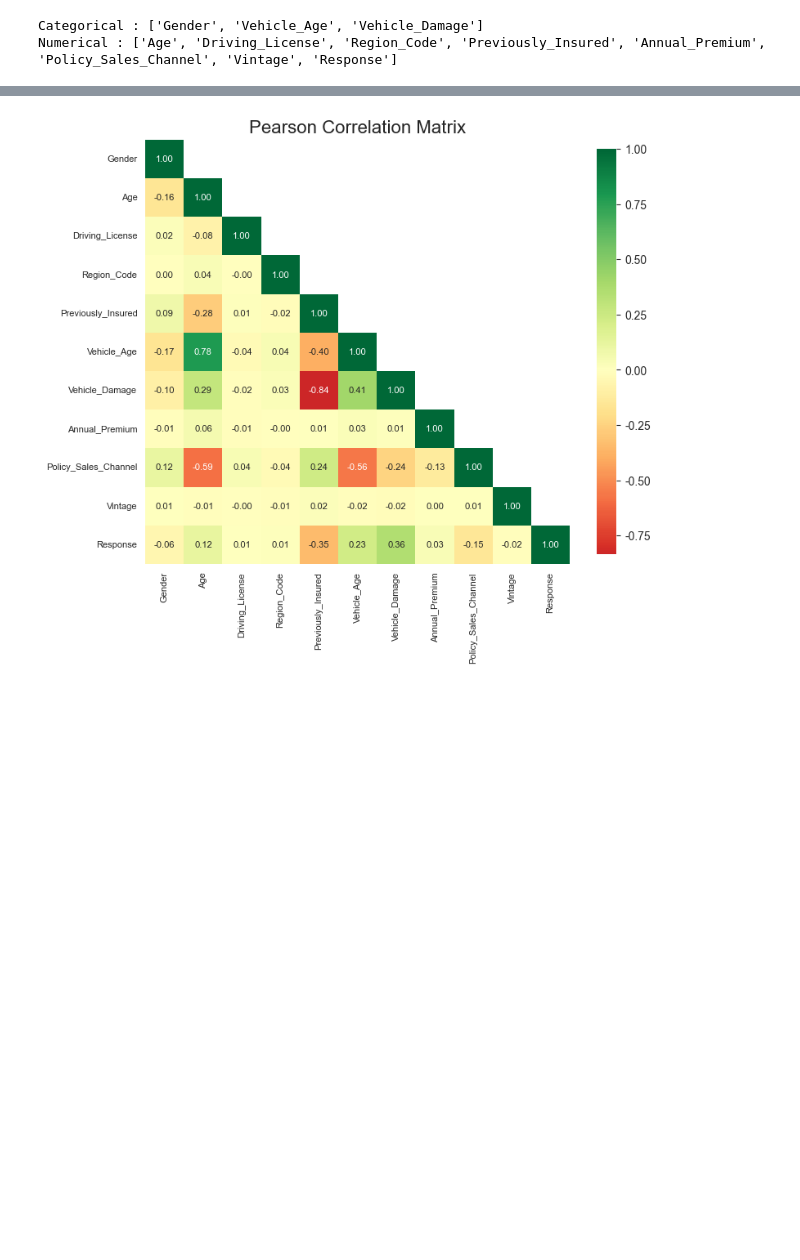
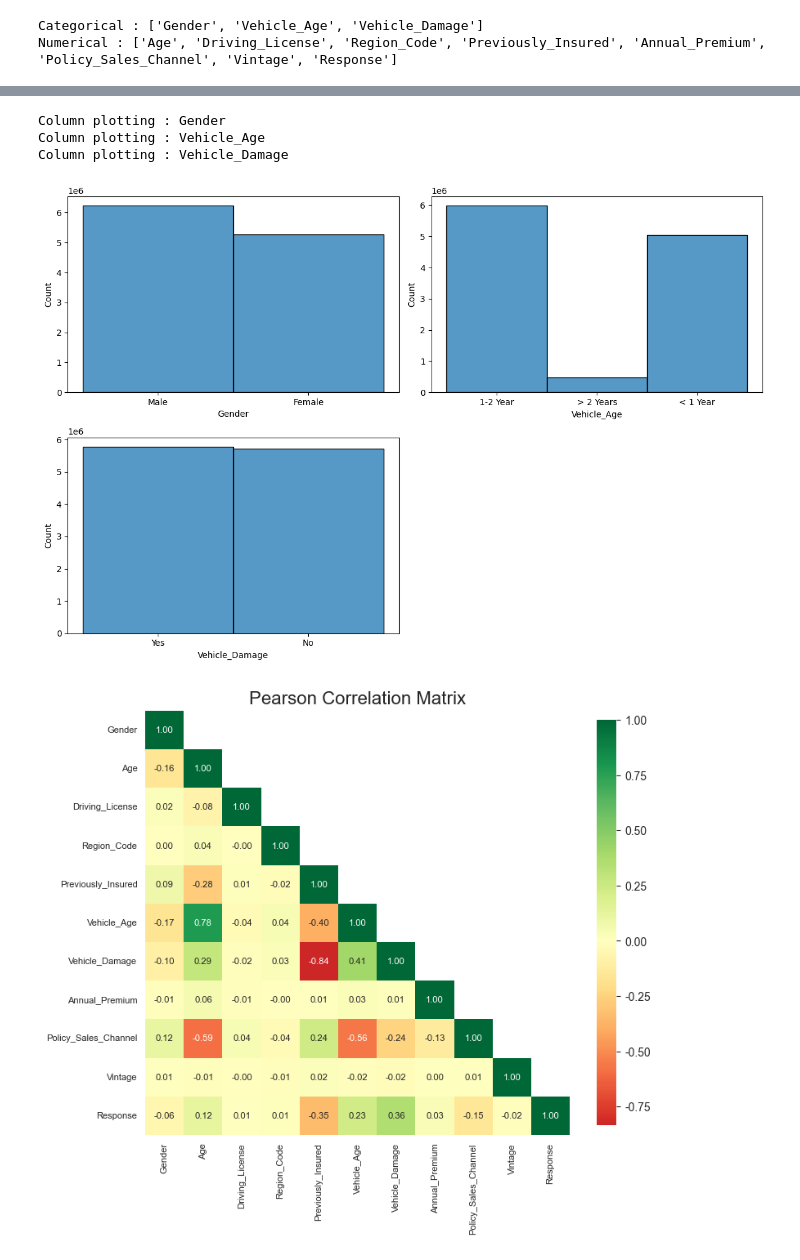
Before and after one commit to ab915x/ML-notebooks, a Jupyter notebook: PlayGroundS4E7.ipynb, the cells around one changed output, grey strips where cells are left out. Saved outputs shown, nothing was run; the diff lists cells and outputs as text; code cells hidden in the pictures; blank space fills up the shorter version.

```diff
--- a/PlayGroundS4E7.ipynb
+++ b/PlayGroundS4E7.ipynb
@@ -115,22 +118,27 @@ Column plotting : Policy_Sales_Channel
 # %%
 n_cols = len(cat_cols)
 n_rows = (n_cols + 1) // 2
 
 fig, axes = plt.subplots(n_rows, 2, figsize=(12, 4 * n_rows))
 
 
 if n_rows > 1:
     axes = axes.flatten()
 
-for i, column in enumerate(columns_kde):
+for i, column in enumerate(cat_cols):
     print(f'Column plotting : {column}')
-    sns.barplot(train[train[column].notna()][column], fill=True, ax=axes[i])
+    sns.histplot(train[train[column].notna()][column], fill=True, ax=axes[i])
 
 for j in range(i + 1, len(axes)):
     axes[j].axis('off')
 
 plt.tight_layout()
 plt.show()
+# %% [output]
+Column plotting : Gender
+Column plotting : Vehicle_Age
+Column plotting : Vehicle_Damage
+[figure, added]
 # %%
 temp = train.copy()
 gender_mapping = {'Male': 0, 'Female': 1}
```
Also changed, not shown: parts of 1 cell of this notebook.
